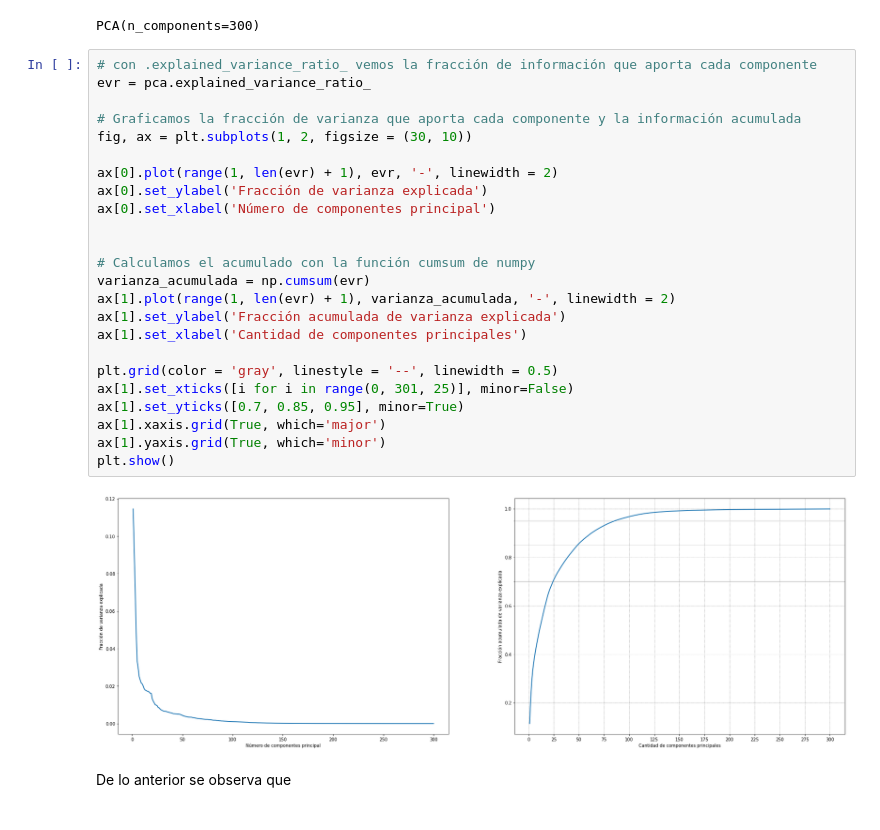
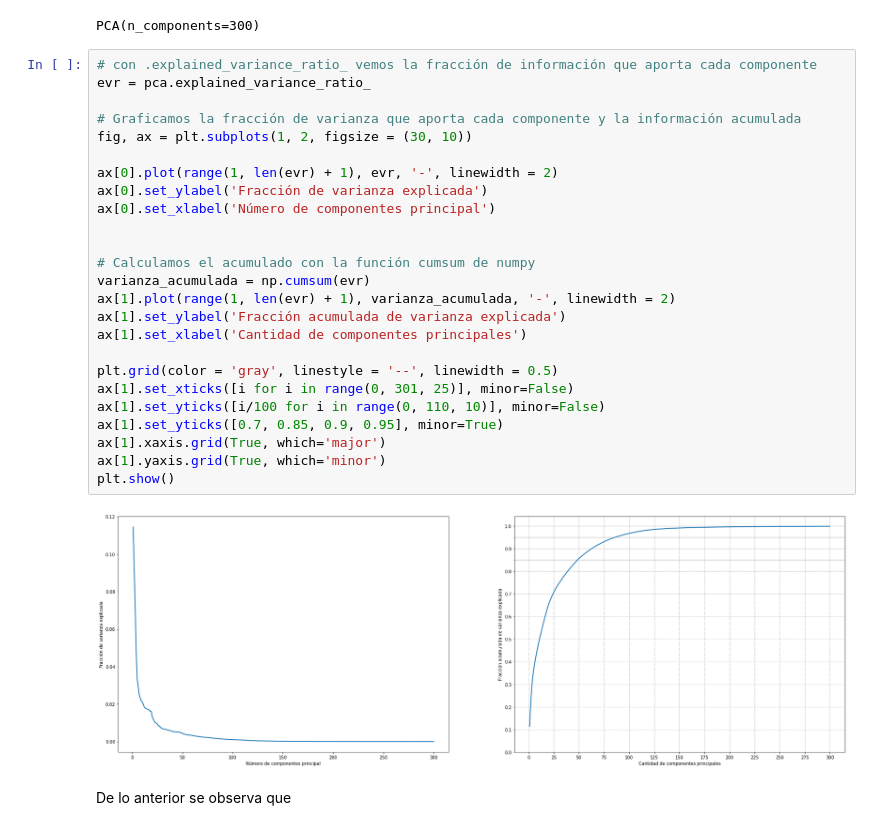
Before and after one commit to Maxibrionest/MachineLearning, a Jupyter notebook: Entrega3/Entrega3.ipynb, the cells around one changed output. Drawn from its saved outputs; the diff is of its cells as text.

```diff
--- a/Entrega3/Entrega3.ipynb
+++ b/Entrega3/Entrega3.ipynb
@@ -663,29 +663,30 @@ PCA(n_components=300)
 # %%
 # con .explained_variance_ratio_ vemos la fracción de información que aporta cada componente
 evr = pca.explained_variance_ratio_
 
 # Graficamos la fracción de varianza que aporta cada componente y la información acumulada
 fig, ax = plt.subplots(1, 2, figsize = (30, 10))
 
 ax[0].plot(range(1, len(evr) + 1), evr, '-', linewidth = 2)
 ax[0].set_ylabel('Fracción de varianza explicada')
 ax[0].set_xlabel('Número de componentes principal')
 
 
 # Calculamos el acumulado con la función cumsum de numpy
 varianza_acumulada = np.cumsum(evr)
 ax[1].plot(range(1, len(evr) + 1), varianza_acumulada, '-', linewidth = 2)
 ax[1].set_ylabel('Fracción acumulada de varianza explicada')
 ax[1].set_xlabel('Cantidad de componentes principales')
 
 plt.grid(color = 'gray', linestyle = '--', linewidth = 0.5)
 ax[1].set_xticks([i for i in range(0, 301, 25)], minor=False)
-ax[1].set_yticks([0.7, 0.85, 0.95], minor=True)
+ax[1].set_yticks([i/100 for i in range(0, 110, 10)], minor=False)
+ax[1].set_yticks([0.7, 0.85, 0.9, 0.95], minor=True)
 ax[1].xaxis.grid(True, which='major')
 ax[1].yaxis.grid(True, which='minor')
 plt.show()
 # %% [output]
-[figure, old version]
+[figure, new version]
 # %% [markdown]
 De lo anterior se observa que
 # %% [markdown]
```
Also changed, not shown: parts of 103 cells of this notebook.
